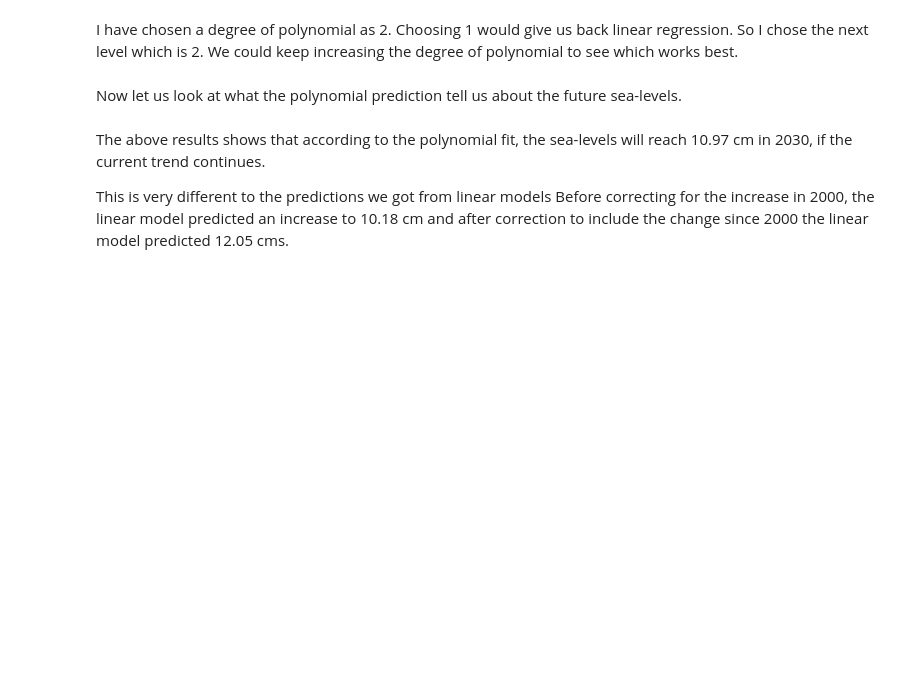
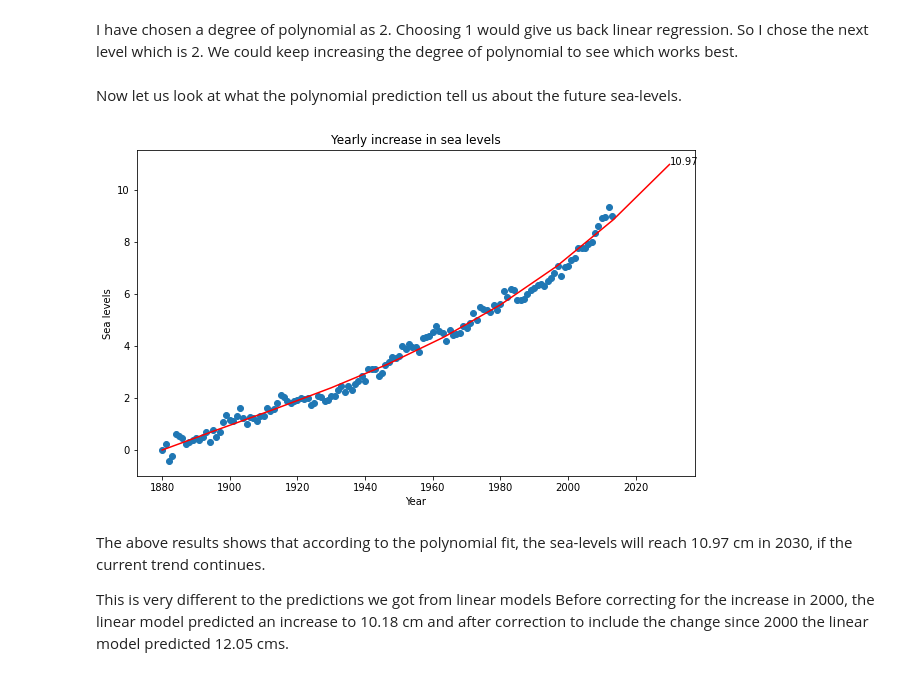
Before and after one commit to JaySanthanam/Programming-for-data, a Jupyter notebook: Projects/Sea_Level_Project.ipynb, the cells around one changed output. Drawn from its saved outputs; the diff is of its cells as text; code cells hidden in the pictures; blank space fills up the shorter version.

```diff
--- a/Projects/Sea_Level_Project.ipynb
+++ b/Projects/Sea_Level_Project.ipynb
@@ -635,16 +660,24 @@ Now let us look at what the polynomial prediction tell us about the future sea-l
 # %%
 polyline = np.linspace(1880, 2030, 10)
 model_poly = polymodel(polyline)
 label = "{:.2f}".format(model_poly[9])
-plt.figure(figsize=(10,6))
-plt.scatter(x, y)
-plt.plot(polyline, model_poly, color = 'red')
-plt.xlabel("Year")
-plt.ylabel("Sea levels")
-plt.title("Yearly increase in sea levels")
-ax1 = plt.gca()
-ax1.annotate(label, xy=(2030, model_poly[9]))
-plt.show()
+co_ord = (2030, model_poly[9])
+
+def do_poly_plot_annotate(x,y,polyline,model_poly,x_label,y_label,plot_title, label, co_ord):
+  plt.figure(figsize=(10,6))
+  plt.scatter(x, y)
+  plt.plot(polyline, model_poly, color = 'red')
+  plt.xlabel(x_label)
+  plt.ylabel(y_label)
+  plt.title(plot_title)
+  ax1 = plt.gca()
+  ax1.annotate(label, xy=co_ord)
+  plt.show()
+  return
+
+do_poly_plot_annotate(x,y,polyline,model_poly,"Year","Sea levels","Yearly increase in sea levels", label, co_ord)
+# %% [output]
+[figure, added]
 # %% [markdown]
 The above results shows that according to the polynomial fit, the sea-levels will reach 10.97 cm in 2030, if the current trend continues.
 
```
Also changed, not shown: parts of 3 cells of this notebook.
